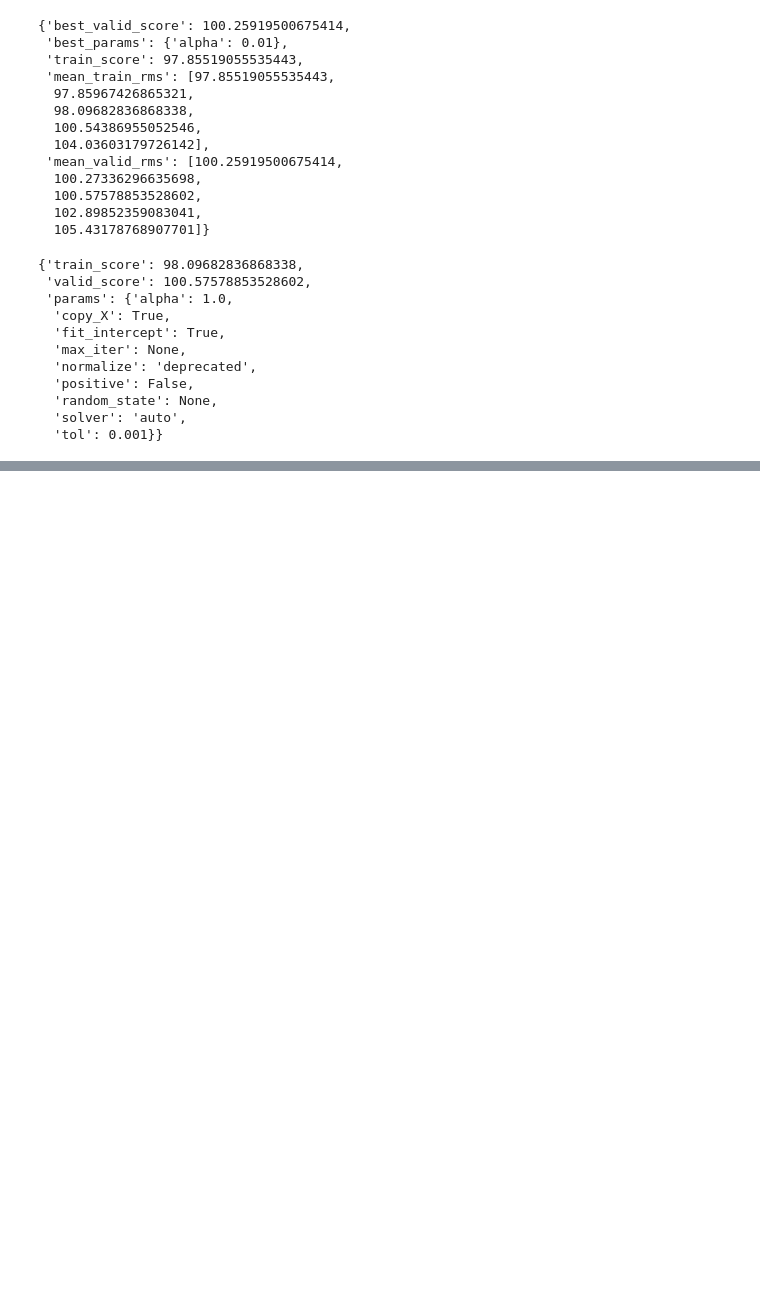
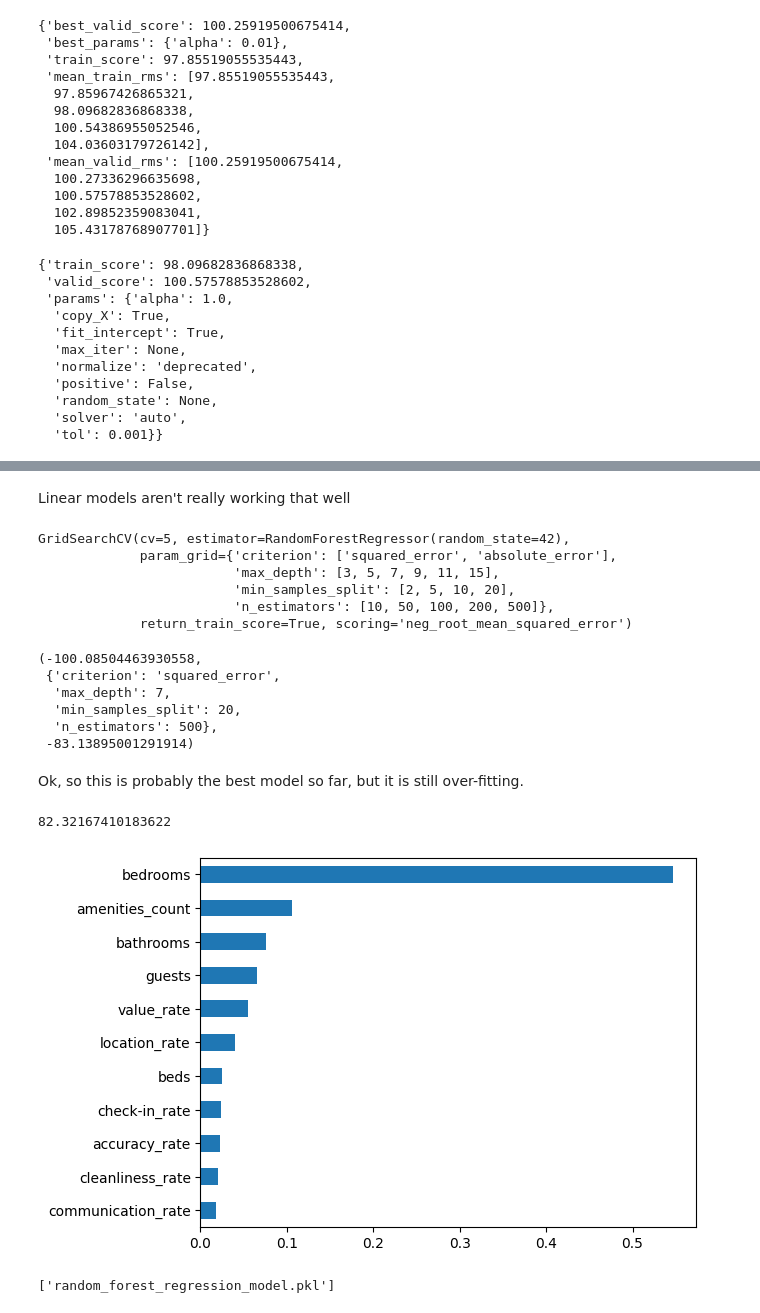
Before and after one commit to dan-bouchard/Airbnb-Property-Listing, a Jupyter notebook: regression_modelling_numerical_data.ipynb, the cells around one changed output, grey strips where cells are left out. Drawn from its saved outputs; the diff is of its cells as text; code cells hidden in the pictures; blank space fills up the shorter version.

Commit message:
fitted regression models

```diff
--- a/regression_modelling_numerical_data.ipynb
+++ b/regression_modelling_numerical_data.ipynb
@@ -204,0 +276,47 @@ results_default
+# %% [markdown]
+Linear models aren't really working that well
+# %%
+rf_reg = RandomForestRegressor(random_state=42)
+rf_params = {'n_estimators': [10, 50, 100, 200, 500],
+                'criterion' : ['squared_error', 'absolute_error'],
+                'max_depth': [3,5,7,9,11,15],
+                'min_samples_split': [2,5,10,20]
+}
+
+cv_rf_reg = GridSearchCV(rf_reg, rf_params,
+                        cv = 5, return_train_score=True, scoring='neg_root_mean_squared_error')
+cv_rf_reg.fit(X_train, y_train)
+# %% [output]
+GridSearchCV(cv=5, estimator=RandomForestRegressor(random_state=42),
+             param_grid={'criterion': ['squared_error', 'absolute_error'],
+                         'max_depth': [3, 5, 7, 9, 11, 15],
+                         'min_samples_split': [2, 5, 10, 20],
+                         'n_estimators': [10, 50, 100, 200, 500]},
+             return_train_score=True, scoring='neg_root_mean_squared_error')
+# %%
+cv_rf_reg.best_score_, cv_rf_reg.best_params_, cv_rf_reg.cv_results_['mean_train_score'][59]
+# %% [output]
+(-100.08504463930558,
+ {'criterion': 'squared_error',
+  'max_depth': 7,
+  'min_samples_split': 20,
+  'n_estimators': 500},
+ -83.13895001291914)
+# %% [markdown]
+Ok, so this is probably the best model so far, but it is still over-fitting.
+# %%
+final_rf_reg = RandomForestRegressor(random_state=42, **cv_rf_reg.best_params_)
+final_rf_reg.fit(X_train, y_train)
+np.sqrt(mean_squared_error(y_train, final_rf_reg.predict(X_train)))
+# %% [output]
+82.32167410183622
+# %%
+feature_importances_df = pd.Series(final_rf_reg.feature_importances_, index=X_train.columns)
+feature_importances_df.sort_values().plot.barh();
+# %% [output]
+[figure, added]
+# %%
+# save regression model
+joblib.dump(final_rf_reg, 'random_forest_regression_model.pkl')
+# %% [output]
+['random_forest_regression_model.pkl']
```
Also changed, not shown: parts of 10 cells of this notebook, 1 other file.
